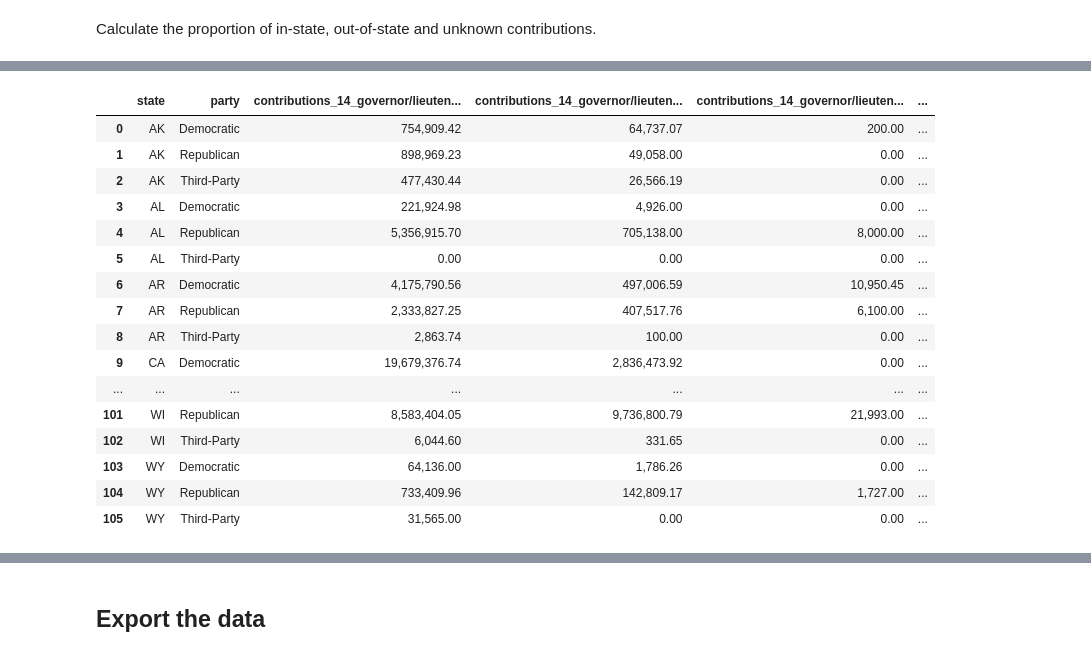
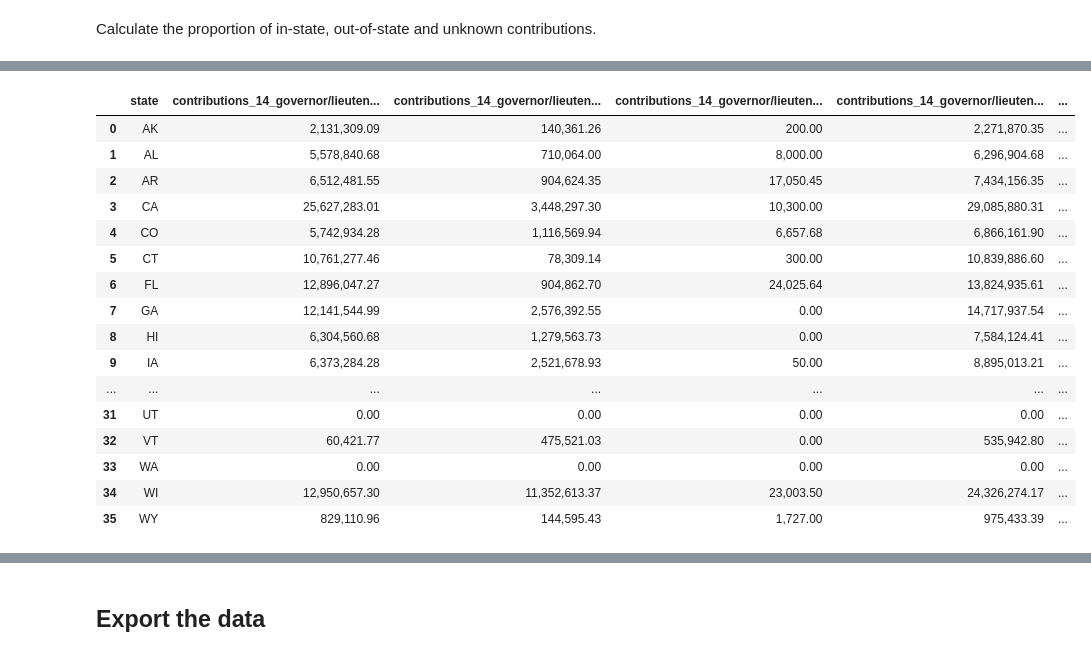
Before and after one commit to PublicI/out-of-state-contribs, a Jupyter notebook: states-analysis.ipynb, the cells around one changed output, grey strips where cells are left out. Saved outputs shown, nothing was run; the diff lists cells and outputs as text; code cells hidden in the pictures.

```diff
--- a/states-analysis.ipynb
+++ b/states-analysis.ipynb
@@ -75,9 +75,9 @@ Group contributions by state, standardized office, party and in-vs.-out-of-state
 # %%
-contributions_by_state_18 = contributions_18.groupby(["state", "standardized_office", "party", "in_out_state"])["amount"].sum().reset_index()
+contributions_by_state_18 = contributions_18.groupby(["state", "standardized_office", "in_out_state"])["amount"].sum().reset_index()
 contributions_by_state_18.rename(columns={"amount": "contributions_18"}, inplace=True)
-contributions_by_state_14 = contributions_14.groupby(["state", "standardized_office", "party", "in_out_state"])["amount"].sum().reset_index()
+contributions_by_state_14 = contributions_14.groupby(["state", "standardized_office", "in_out_state"])["amount"].sum().reset_index()
 contributions_by_state_14.rename(columns={"amount": "contributions_14"}, inplace=True)
-contributions_by_state_10 = contributions_10.groupby(["state", "standardized_office", "party", "in_out_state"])["amount"].sum().reset_index()
+contributions_by_state_10 = contributions_10.groupby(["state", "standardized_office", "in_out_state"])["amount"].sum().reset_index()
 contributions_by_state_10.rename(columns={"amount": "contributions_10"}, inplace=True)
 contributions_by_state_18.head()
 # %% [output]
@@ -92,7 +92,7 @@ Pivot dataframe to aggregate each state and party's data in a single row.
 # %%
-contributions_by_state_18 = pd.pivot_table(contributions_by_state_18, index=["state", "party"], columns=["standardized_office", "in_out_state"]).reset_index()
-contributions_by_state_14 = pd.pivot_table(contributions_by_state_14, index=["state", "party"], columns=["standardized_office", "in_out_state"]).reset_index()
-contributions_by_state_10 = pd.pivot_table(contributions_by_state_10, index=["state", "party"], columns=["standardized_office", "in_out_state"]).reset_index()
+contributions_by_state_18 = pd.pivot_table(contributions_by_state_18, index=["state"], columns=["standardized_office", "in_out_state"]).reset_index()
+contributions_by_state_14 = pd.pivot_table(contributions_by_state_14, index=["state"], columns=["standardized_office", "in_out_state"]).reset_index()
+contributions_by_state_10 = pd.pivot_table(contributions_by_state_10, index=["state"], columns=["standardized_office", "in_out_state"]).reset_index()
 # %% [markdown]
 It appears that some states have no contributions categorized as "unknown." Let's set those values equal to zero to be sure any calculations we run on them are correct.
 # %%
@@ -130,13 +110,13 @@ contributions_by_state_14
 # %%
 # 2018
-contributions_by_state_18["governor/lieutenant_governor_total"] = contributions_by_state_18["contributions_18_governor/lieutenant_governor_in_state"] + contributions_by_state_18["contributions_18_governor/lieutenant_governor_out_of_state"] + contributions_by_state_18["contributions_18_governor/lieutenant_governor_unknown"]
-contributions_by_state_18["state_house/assembly/senate_total"] = contributions_by_state_18["contributions_18_state_house/assembly/senate_in_state"] + contributions_by_state_18["contributions_18_state_house/assembly/senate_out_of_state"] + contributions_by_state_18["contributions_18_state_house/assembly/senate_unknown"]
+contributions_by_state_18["contributions_18_governor/lieutenant_governor_total"] = contributions_by_state_18["contributions_18_governor/lieutenant_governor_in_state"] + contributions_by_state_18["contributions_18_governor/lieutenant_governor_out_of_state"] + contributions_by_state_18["contributions_18_governor/lieutenant_governor_unknown"]
+contributions_by_state_18["contributions_18_state_house/assembly/senate_total"] = contributions_by_state_18["contributions_18_state_house/assembly/senate_in_state"] + contributions_by_state_18["contributions_18_state_house/assembly/senate_out_of_state"] + contributions_by_state_18["contributions_18_state_house/assembly/senate_unknown"]
 # 2014
-contributions_by_state_14["governor/lieutenant_governor_total"] = contributions_by_state_14["contributions_14_governor/lieutenant_governor_in_state"] + contributions_by_state_14["contributions_14_governor/lieutenant_governor_out_of_state"] + contributions_by_state_14["contributions_14_governor/lieutenant_governor_unknown"]
-contributions_by_state_14["state_house/assembly/senate_total"] = contributions_by_state_14["contributions_14_state_house/assembly/senate_in_state"] + contributions_by_state_14["contributions_14_state_house/assembly/senate_out_of_state"] + contributions_by_state_14["contributions_14_state_house/assembly/senate_unknown"]
+contributions_by_state_14["contributions_14_governor/lieutenant_governor_total"] = contributions_by_state_14["contributions_14_governor/lieutenant_governor_in_state"] + contributions_by_state_14["contributions_14_governor/lieutenant_governor_out_of_state"] + contributions_by_state_14["contributions_14_governor/lieutenant_governor_unknown"]
+contributions_by_state_14["contributions_14_state_house/assembly/senate_total"] = contributions_by_state_14["contributions_14_state_house/assembly/senate_in_state"] + contributions_by_state_14["contributions_14_state_house/assembly/senate_out_of_state"] + contributions_by_state_14["contributions_14_state_house/assembly/senate_unknown"]
 # 2010
-contributions_by_state_10["governor/lieutenant_governor_total"] = contributions_by_state_10["contributions_10_governor/lieutenant_governor_in_state"] + contributions_by_state_10["contributions_10_governor/lieutenant_governor_out_of_state"] + contributions_by_state_10["contributions_10_governor/lieutenant_governor_unknown"]
-contributions_by_state_10["state_house/assembly/senate_total"] = contributions_by_state_10["contributions_10_state_house/assembly/senate_in_state"] + contributions_by_state_10["contributions_10_state_house/assembly/senate_out_of_state"] + contributions_by_state_10["contributions_10_state_house/assembly/senate_unknown"]
+contributions_by_state_10["contributions_10_governor/lieutenant_governor_total"] = contributions_by_state_10["contributions_10_governor/lieutenant_governor_in_state"] + contributions_by_state_10["contributions_10_governor/lieutenant_governor_out_of_state"] + contributions_by_state_10["contributions_10_governor/lieutenant_governor_unknown"]
+contributions_by_state_10["contributions_10_state_house/assembly/senate_total"] = contributions_by_state_10["contributions_10_state_house/assembly/senate_in_state"] + contributions_by_state_10["contributions_10_state_house/assembly/senate_out_of_state"] + contributions_by_state_10["contributions_10_state_house/assembly/senate_unknown"]
 # %% [markdown]
 Calculate the proportion of in-state, out-of-state and unknown contributions.
 # %%
@@ -198,27 +158,27 @@ contributions_by_state_14["pct_state_house/assembly/senate_out_of_state"] = cont
 contributions_by_state_14["pct_state_house/assembly/senate_unknown"] = contributions_by_state_14["contributions_14_state_house/assembly/senate_unknown"] / (contributions_by_state_14["contributions_14_state_house/assembly/senate_in_state"] + contributions_by_state_14["contributions_14_state_house/assembly/senate_out_of_state"] + contributions_by_state_14["contributions_14_state_house/assembly/senate_unknown"])
 # %%
 cols = contributions_by_state_14.columns.tolist()
-cols = cols[0:5] + cols[8:9] + cols[5:8] + cols[9:10] + cols[10:16]
+cols = cols[0:4] + cols[7:8] + cols[4:7] + cols[8:9] + cols[9:15]
 contributions_by_state_14 = contributions_by_state_14[cols]
 contributions_by_state_14
 # %% [output]
-|  | state | party | contributions_14_governor/lieuten... | contributions_14_governor/lieuten... | contributions_14_governor/lieuten... | ... |
-| 0 | AK | Democratic | 754,909.42 | 64,737.07 | 200.00 | ... |
-| 1 | AK | Republican | 898,969.23 | 49,058.00 | 0.00 | ... |
-| 2 | AK | Third-Party | 477,430.44 | 26,566.19 | 0.00 | ... |
-| 3 | AL | Democratic | 221,924.98 | 4,926.00 | 0.00 | ... |
-| 4 | AL | Republican | 5,356,915.70 | 705,138.00 | 8,000.00 | ... |
-| 5 | AL | Third-Party | 0.00 | 0.00 | 0.00 | ... |
-| 6 | AR | Democratic | 4,175,790.56 | 497,006.59 | 10,950.45 | ... |
-| 7 | AR | Republican | 2,333,827.25 | 407,517.76 | 6,100.00 | ... |
-| 8 | AR | Third-Party | 2,863.74 | 100.00 | 0.00 | ... |
-| 9 | CA | Democratic | 19,679,376.74 | 2,836,473.92 | 0.00 | ... |
+|  | state | contributions_14_governor/lieuten... | contributions_14_governor/lieuten... | contributions_14_governor/lieuten... | contributions_14_governor/lieuten... | ... |
+| 0 | AK | 2,131,309.09 | 140,361.26 | 200.00 | 2,271,870.35 | ... |
+| 1 | AL | 5,578,840.68 | 710,064.00 | 8,000.00 | 6,296,904.68 | ... |
+| 2 | AR | 6,512,481.55 | 904,624.35 | 17,050.45 | 7,434,156.35 | ... |
+| 3 | CA | 25,627,283.01 | 3,448,297.30 | 10,300.00 | 29,085,880.31 | ... |
+| 4 | CO | 5,742,934.28 | 1,116,569.94 | 6,657.68 | 6,866,161.90 | ... |
+| 5 | CT | 10,761,277.46 | 78,309.14 | 300.00 | 10,839,886.60 | ... |
+| 6 | FL | 12,896,047.27 | 904,862.70 | 24,025.64 | 13,824,935.61 | ... |
+| 7 | GA | 12,141,544.99 | 2,576,392.55 | 0.00 | 14,717,937.54 | ... |
+| 8 | HI | 6,304,560.68 | 1,279,563.73 | 0.00 | 7,584,124.41 | ... |
+| 9 | IA | 6,373,284.28 | 2,521,678.93 | 50.00 | 8,895,013.21 | ... |
 | ... | ... | ... | ... | ... | ... | ... |
-| 101 | WI | Republican | 8,583,404.05 | 9,736,800.79 | 21,993.00 | ... |
-| 102 | WI | Third-Party | 6,044.60 | 331.65 | 0.00 | ... |
-| 103 | WY | Democratic | 64,136.00 | 1,786.26 | 0.00 | ... |
-| 104 | WY | Republican | 733,409.96 | 142,809.17 | 1,727.00 | ... |
-| 105 | WY | Third-Party | 31,565.00 | 0.00 | 0.00 | ... |
+| 31 | UT | 0.00 | 0.00 | 0.00 | 0.00 | ... |
+| 32 | VT | 60,421.77 | 475,521.03 | 0.00 | 535,942.80 | ... |
+| 33 | WA | 0.00 | 0.00 | 0.00 | 0.00 | ... |
+| 34 | WI | 12,950,657.30 | 11,352,613.37 | 23,003.50 | 24,326,274.17 | ... |
+| 35 | WY | 829,110.96 | 144,595.43 | 1,727.00 | 975,433.39 | ... |
 # %%
 contributions_by_state_10["pct_governor/lieutenant_governor_in_state"] = contributions_by_state_10["contributions_10_governor/lieutenant_governor_in_state"] / (contributions_by_state_10["contributions_10_governor/lieutenant_governor_in_state"] + contributions_by_state_10["contributions_10_governor/lieutenant_governor_out_of_state"] + contributions_by_state_10["contributions_10_governor/lieutenant_governor_unknown"])
 contributions_by_state_10["pct_governor/lieutenant_governor_out_of_state"] = contributions_by_state_10["contributions_10_governor/lieutenant_governor_out_of_state"] / (contributions_by_state_10["contributions_10_governor/lieutenant_governor_in_state"] + contributions_by_state_10["contributions_10_governor/lieutenant_governor_out_of_state"] + contributions_by_state_10["contributions_10_governor/lieutenant_governor_unknown"])
```
Also changed, not shown: parts of 32 cells of this notebook.
